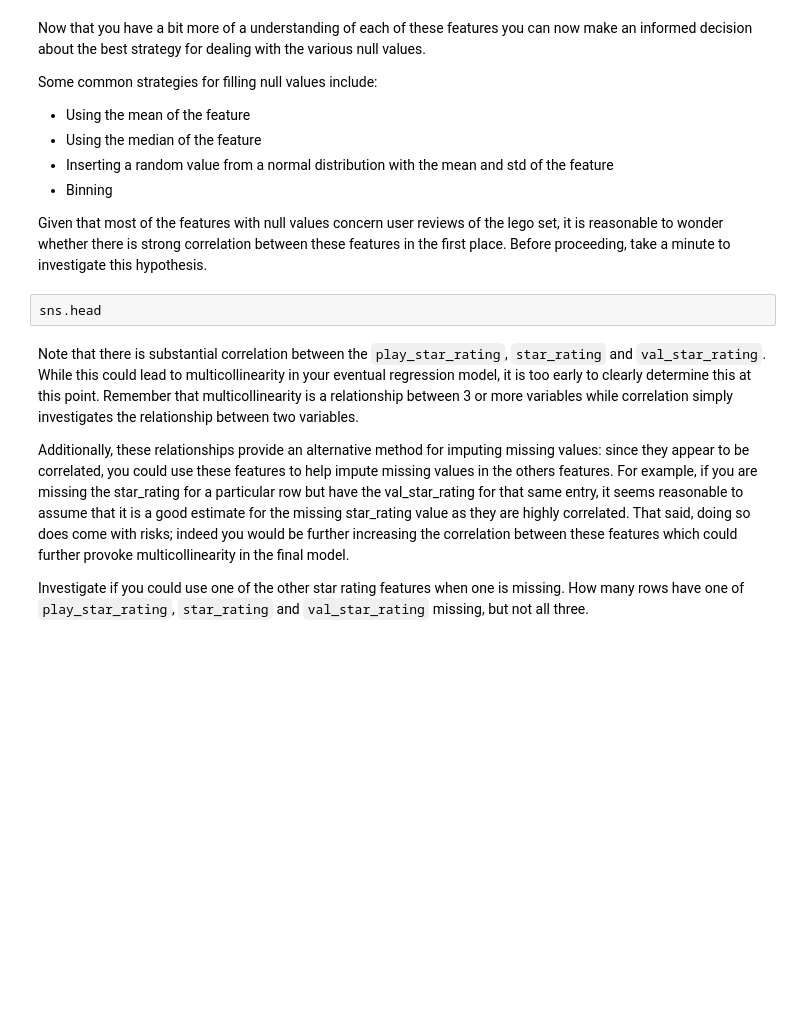
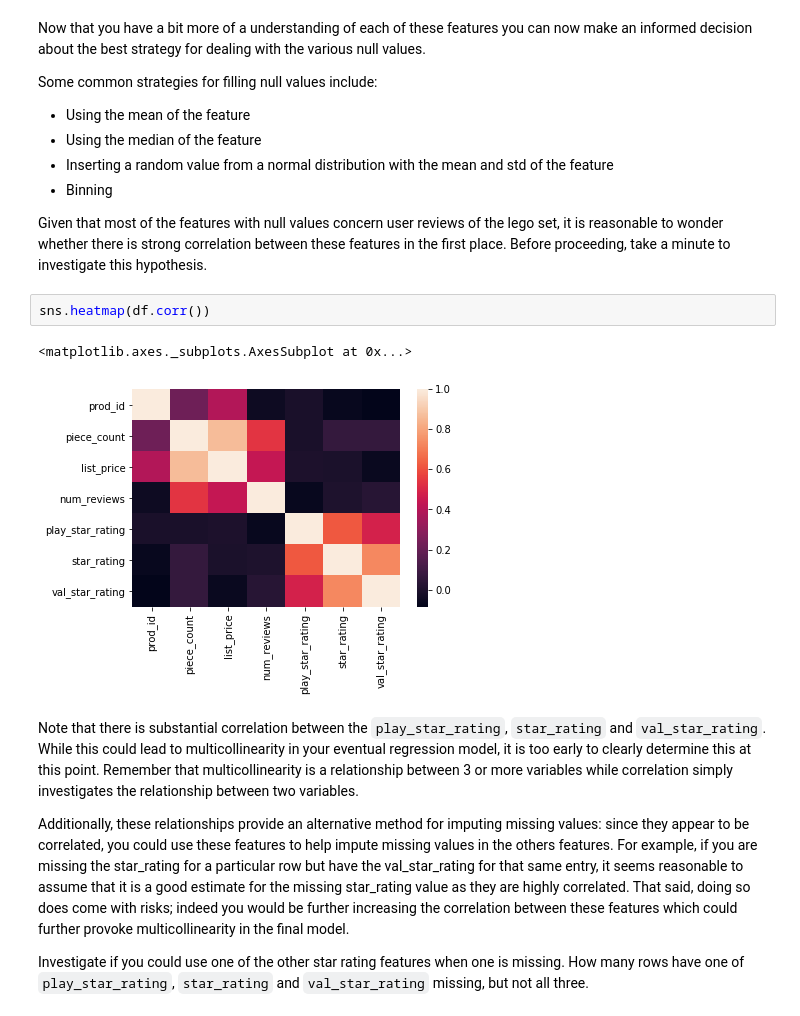
Before and after one commit to npschafer/dsc-scrubbing-and-cleaning-data-lab-houston-ds-042219, a Jupyter notebook: index.ipynb, the cells around one changed output. Cells and saved outputs as stored; diff of their text form; blank space fills up the shorter version.

```diff
--- a/index.ipynb
+++ b/index.ipynb
@@ -153,8 +153,11 @@ Some common strategies for filling null values include:
 * Binning
 
 Given that most of the features with null values concern user reviews of the lego set, it is reasonable to wonder whether there is strong correlation between these features in the first place. Before proceeding, take a minute to investigate this hypothesis.
-# %%
-sns.head
+# %%
+sns.heatmap(df.corr())
+# %% [output]
+<matplotlib.axes._subplots.AxesSubplot at 0x...>
+[figure, added]
 # %% [markdown]
 Note that there is substantial correlation between the `play_star_rating`, `star_rating` and `val_star_rating`. While this could lead to multicollinearity in your eventual regression model, it is too early to clearly determine this at this point. Remember that multicollinearity is a relationship between 3 or more variables while correlation simply investigates the relationship between two variables.
 
```
